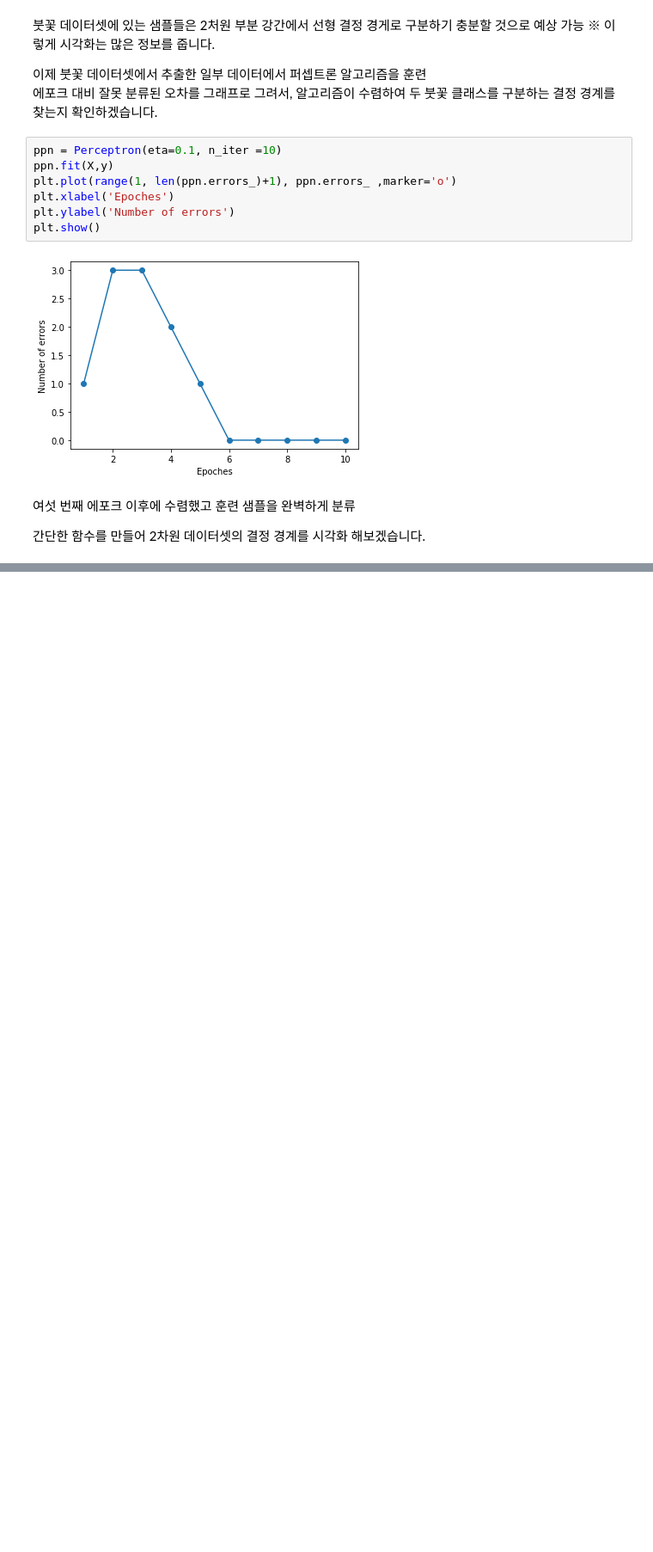
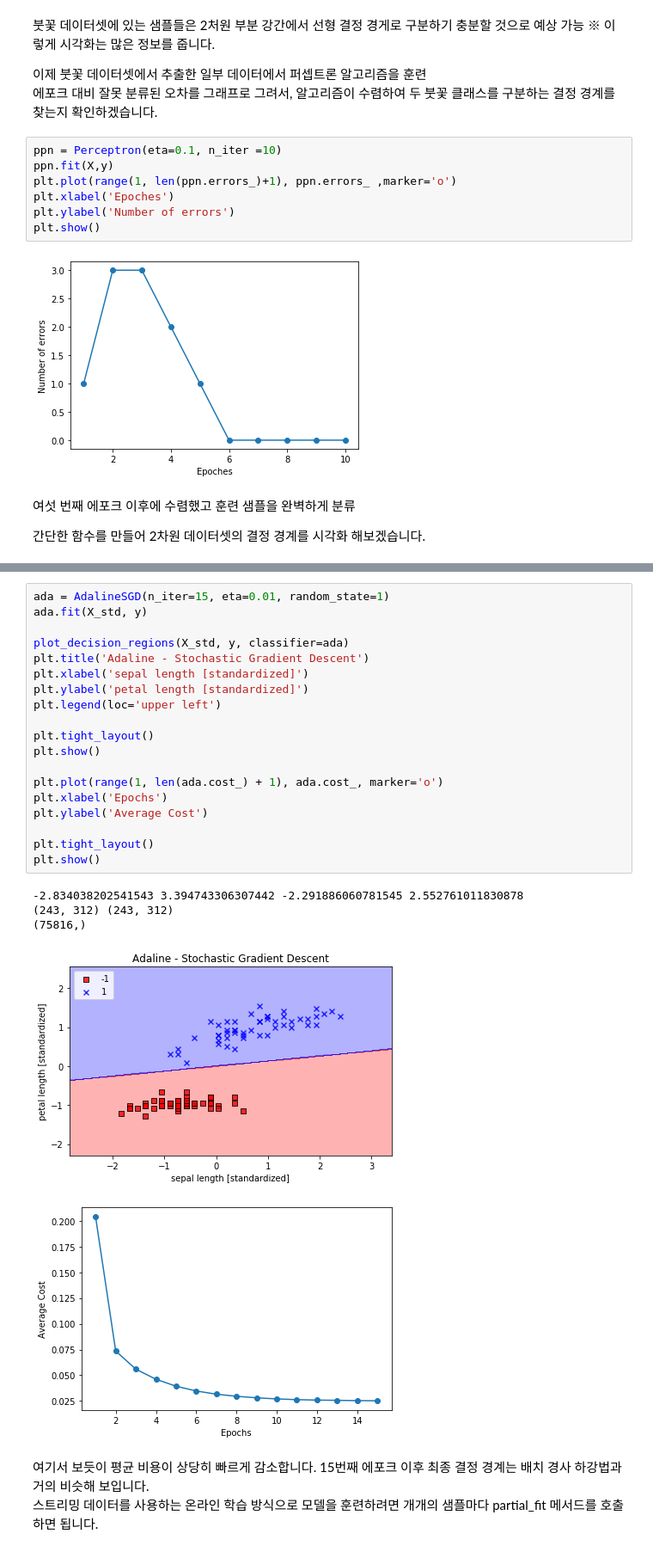
Before and after one commit to KangChan-Python/DataAnalysis, a Jupyter notebook: 머신러닝_교과서_with_파이썬,사이킷런,텐서플로/Ch2_간단한_분류_알고리즘_훈련/CH2.ipynb, the cells around one changed output, grey strips where cells are left out. Shown at 86% size. Saved outputs shown, nothing was run; the diff lists cells and outputs as text; blank space fills up the shorter version.

```diff
--- a/머신러닝_교과서_with_파이썬,사이킷런,텐서플로/Ch2_간단한_분류_알고리즘_훈련/CH2.ipynb
+++ b/머신러닝_교과서_with_파이썬,사이킷런,텐서플로/Ch2_간단한_분류_알고리즘_훈련/CH2.ipynb
@@ -215,0 +497,28 @@ plt.show()
+# %%
+ada = AdalineSGD(n_iter=15, eta=0.01, random_state=1)
+ada.fit(X_std, y)
+
+plot_decision_regions(X_std, y, classifier=ada)
+plt.title('Adaline - Stochastic Gradient Descent')
+plt.xlabel('sepal length [standardized]')
+plt.ylabel('petal length [standardized]')
+plt.legend(loc='upper left')
+
+plt.tight_layout()
+plt.show()
+
+plt.plot(range(1, len(ada.cost_) + 1), ada.cost_, marker='o')
+plt.xlabel('Epochs')
+plt.ylabel('Average Cost')
+
+plt.tight_layout()
+plt.show()
+# %% [output]
+-2.834038202541543 3.394743306307442 -2.291886060781545 2.552761011830878
+(243, 312) (243, 312)
+(75816,)
+[figure, added]
+[figure, added]
+# %% [markdown]
+여기서 보듯이 평균 비용이 상당히 빠르게 감소합니다. 15번째 에포크 이후 최종 결정 경계는 배치 경사 하강법과 거의 비슷해 보입니다.
+스트리밍 데이터를 사용하는 온라인 학습 방식으로 모델을 훈련하려면 개개의 샘플마다 partial_fit 메서드를 호출하면 됩니다.
```
Also changed, not shown: parts of 16 cells of this notebook.
